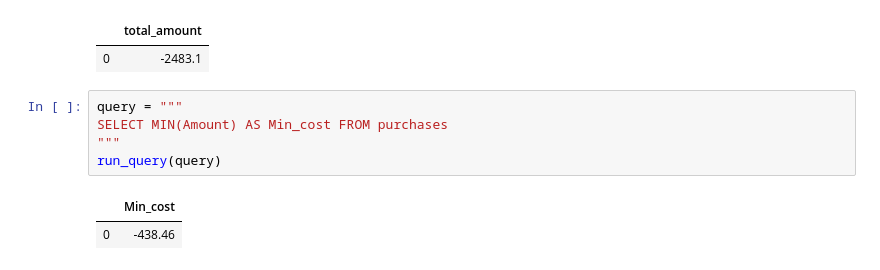
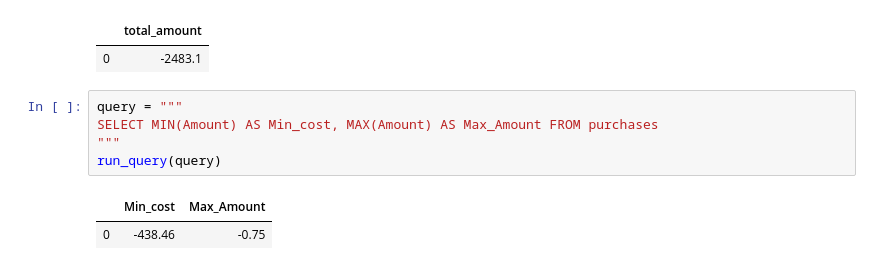
Before and after one commit to wkumtrider/Credit-Card-Python-Project, a Jupyter notebook: Python_Project.ipynb, the cells around one changed output. Saved outputs shown, nothing was run; the diff lists cells and outputs as text.

```diff
--- a/Python_Project.ipynb
+++ b/Python_Project.ipynb
@@ -127,9 +98,9 @@ run_query(query)
 | 0 | -2483.1 |
 # %%
 query = """
-SELECT MIN(Amount) AS Min_cost FROM purchases
+SELECT MIN(Amount) AS Min_cost, MAX(Amount) AS Max_Amount FROM purchases
 """
 run_query(query)
 # %% [output]
-|  | Min_cost |
-| 0 | -438.46 |
+|  | Min_cost | Max_Amount |
+| 0 | -438.46 | -0.75 |
```
Also changed, not shown: parts of 8 cells of this notebook.
